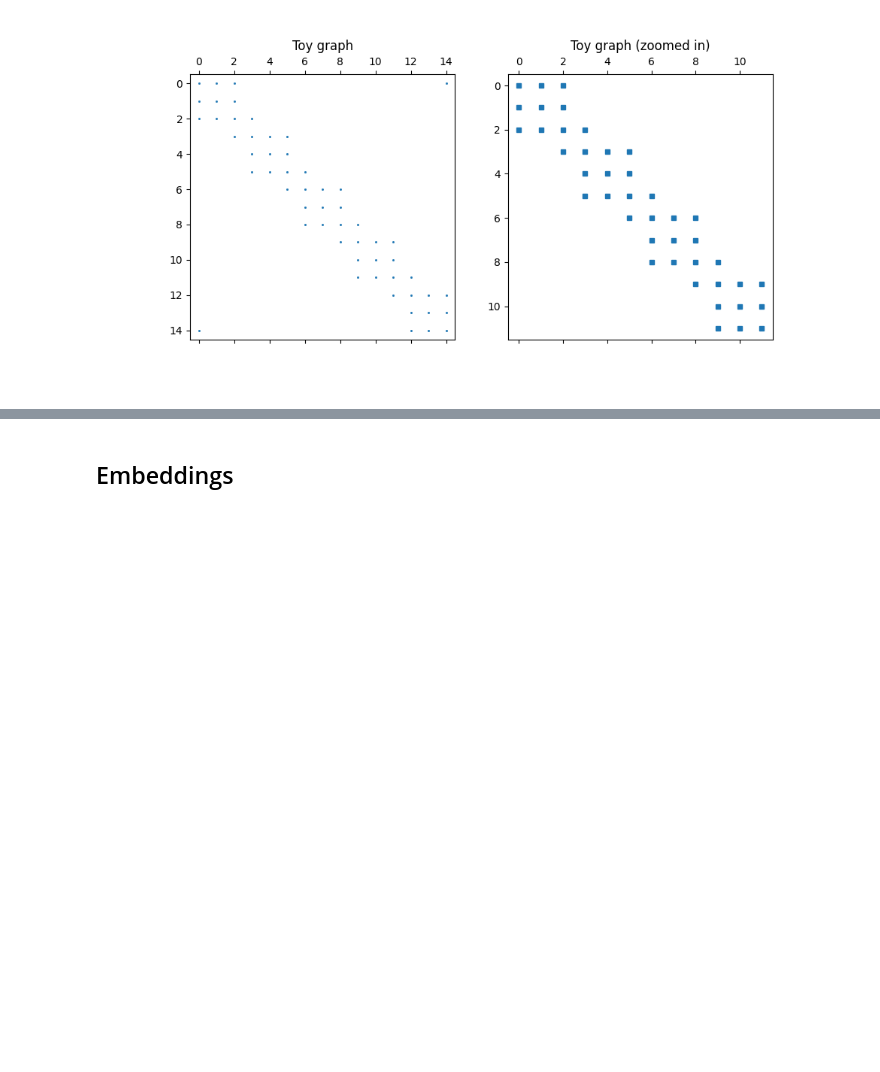
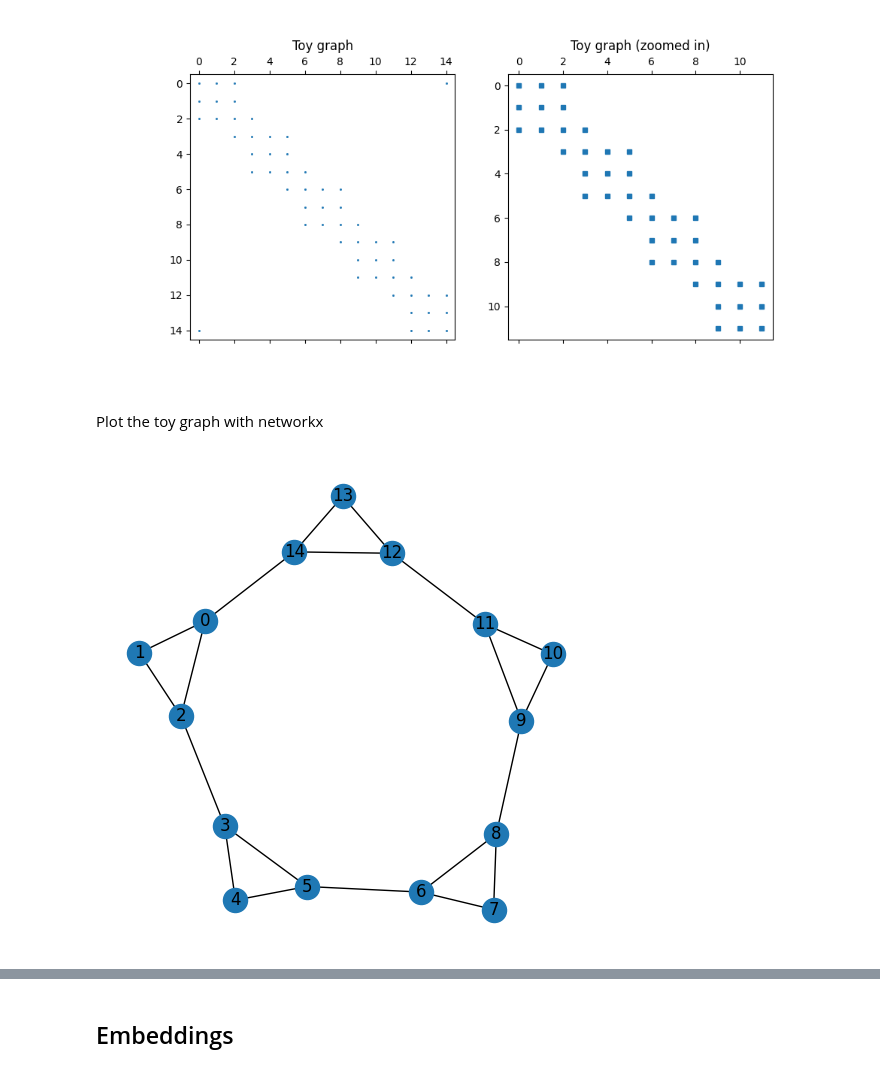
Before and after one commit to AndreasLF/HowLowCanYouGo, a Jupyter notebook: notebooks/Embeddings.ipynb, the cells around one changed output, grey strips where cells are left out. Cells and saved outputs as stored; diff of their text form; code cells hidden in the pictures; blank space fills up the shorter version.

Commit message:
Plot the toygraph with networkx

```diff
--- a/notebooks/Embeddings.ipynb
+++ b/notebooks/Embeddings.ipynb
@@ -40,7 +40,8 @@ G = nx.Graph()
 # Add edges from the sparse matrix
 rows, cols = sp.find(adjacency)[:2]  # Get the non-zero indices
 for row, col in zip(rows, cols):
-    G.add_edge(row, col)
+    if row != col:
+        G.add_edge(row, col)
 # %% [markdown]
 ## Calculate graph statistics
 # %%
@@ -187,7 +188,8 @@ G = nx.Graph()
 # Add edges from the sparse matrix
 rows, cols = sp.find(adj)[:2]  # Get the non-zero indices
 for row, col in zip(rows, cols):
-    G.add_edge(row, col)
+    if row != col:
+        G.add_edge(row, col)
 # %% [markdown]
 ## Statistics
 # %%
@@ -367,7 +369,8 @@ G_toy = nx.Graph()
 # Add edges from the sparse matrix
 rows, cols = scipy.sparse.find(adj_toy)[:2]  # Get the non-zero indices
 for row, col in zip(rows, cols):
-    G_toy.add_edge(row, col)
+    if row != col:
+        G_toy.add_edge(row, col)
 
 # Plot the adjacency matrix side by side
 plt.figure(figsize=(10, 5))
@@ -380,6 +383,16 @@ plt.spy(adj_toy[:12,:][:,:12], markersize=5)
 plt.show()
 # %% [output]
 [figure]
+# %% [markdown]
+Plot the toy graph with networkx
+# %%
+  # Plot the graph
+plt.figure(figsize=(5, 5))
+nx.draw(G_toy, with_labels=True)
+plt.title('Toy graph')
+plt.show()
+# %% [output]
+[figure, added]
 # %%
 
 # Print graph statistics
```
Also changed, not shown: parts of 3 cells of this notebook.
